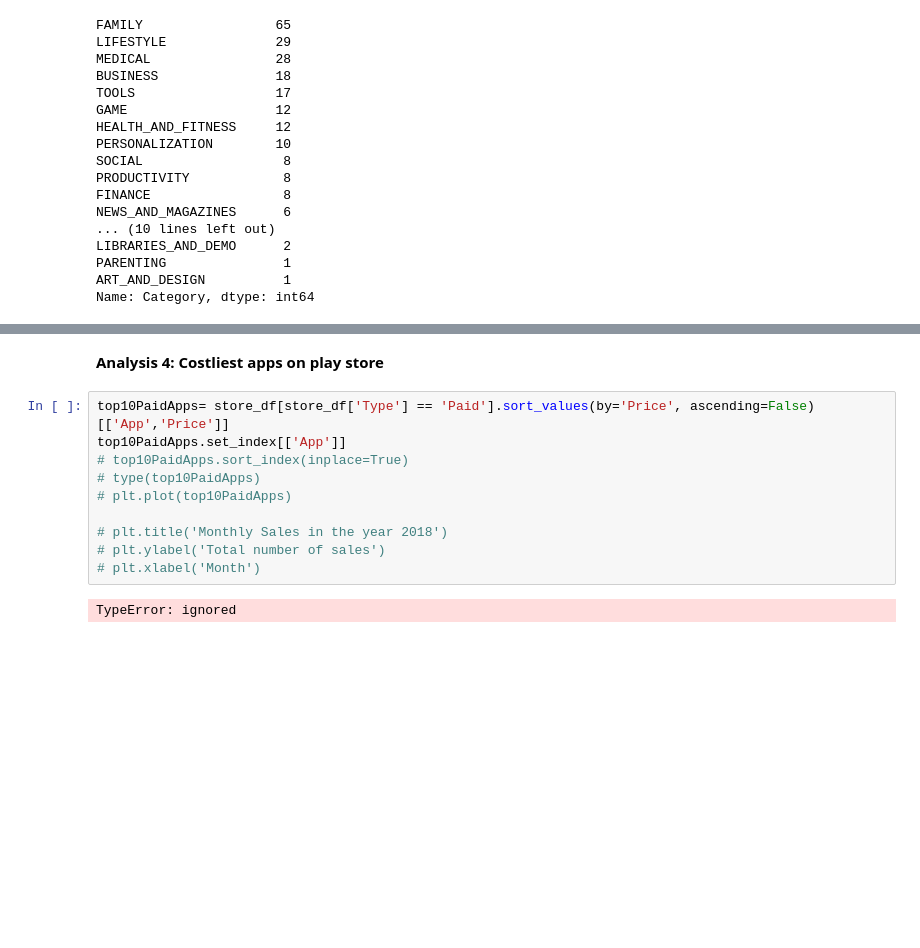
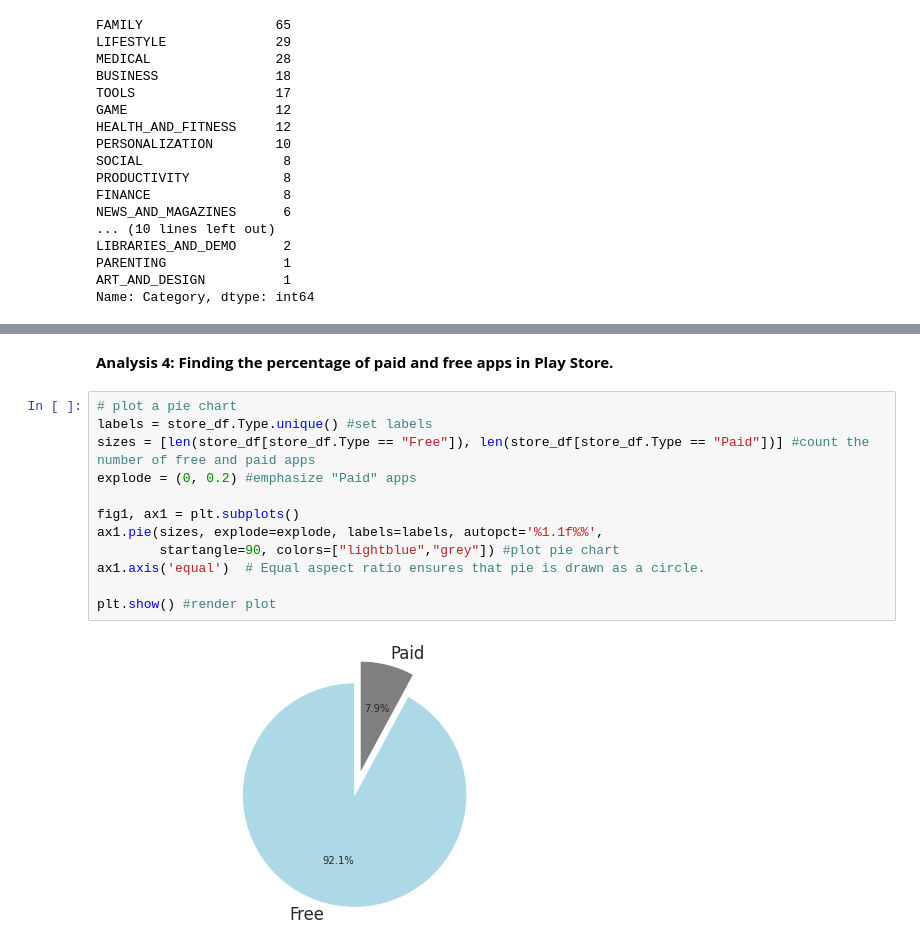
Before and after one commit to ankii7546/Play-Store-App-Review-Analysis, a Jupyter notebook: Capstone_Project_Play_Store_App_Review_Analysis_Individual.ipynb, the cells around one changed output, grey strips where cells are left out. Drawn from its saved outputs; the diff is of its cells as text; blank space fills up the shorter version.

```diff
--- a/Capstone_Project_Play_Store_App_Review_Analysis_Individual.ipynb
+++ b/Capstone_Project_Play_Store_App_Review_Analysis_Individual.ipynb
@@ -332,14 +332,16 @@ graph_data.plot(kind='bar')
-# %% [markdown]
-**Analysis 4: Costliest apps on play store**
-# %%
-top10PaidApps= store_df[store_df['Type'] == 'Paid'].sort_values(by='Price', ascending=False)[['App','Price']]
-top10PaidApps.set_index[['App']]
-# top10PaidApps.sort_index(inplace=True)
-# type(top10PaidApps)
-# plt.plot(top10PaidApps)
-
-# plt.title('Monthly Sales in the year 2018')
-# plt.ylabel('Total number of sales')
-# plt.xlabel('Month')
-# %% [output]
-TypeError: ignored
+# %% [markdown]
+<b> Analysis 4: Finding the percentage of paid and free apps in Play Store.
+# %%
+# plot a pie chart
+labels = store_df.Type.unique() #set labels
+sizes = [len(store_df[store_df.Type == "Free"]), len(store_df[store_df.Type == "Paid"])] #count the number of free and paid apps
+explode = (0, 0.2) #emphasize "Paid" apps
+
+fig1, ax1 = plt.subplots()
+ax1.pie(sizes, explode=explode, labels=labels, autopct='%1.1f%%',
+        startangle=90, colors=["lightblue","grey"]) #plot pie chart
+ax1.axis('equal')  # Equal aspect ratio ensures that pie is drawn as a circle.
+
+plt.show() #render plot
+# %% [output]
+[figure, added]
```
Also changed, not shown: parts of 17 cells of this notebook.
